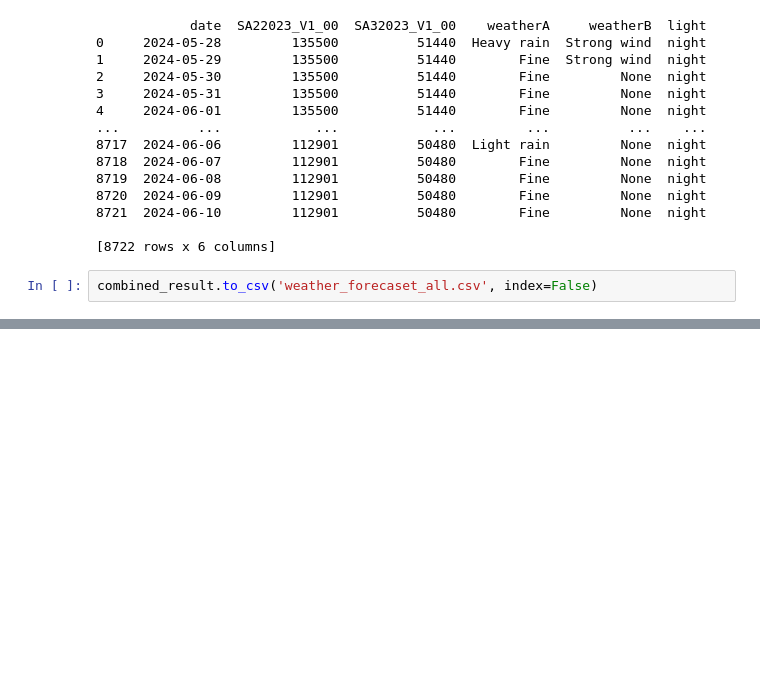
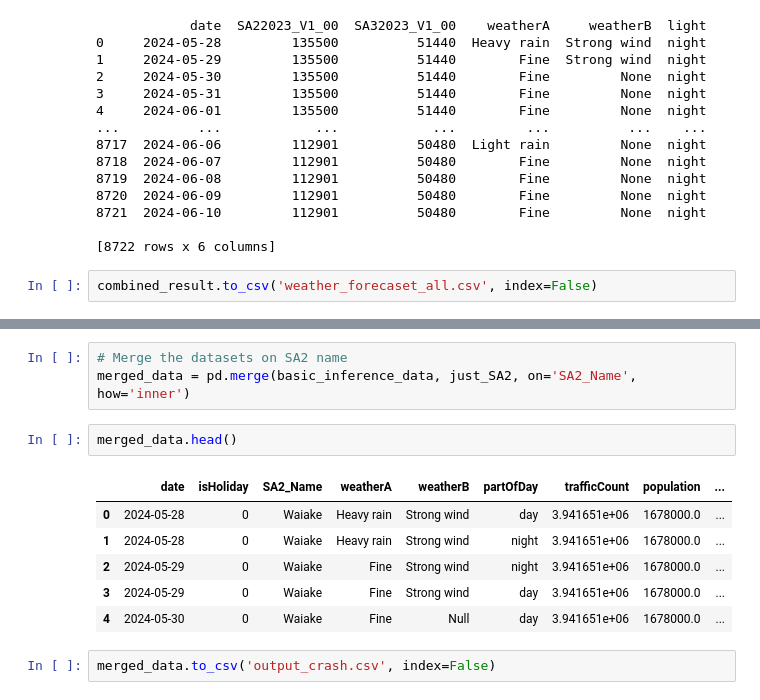
Before and after one commit to annirwin/Auckland_Crash_Model, a Jupyter notebook: Weather_1.3.ipynb, the cells around one changed output, grey strips where cells are left out. Saved outputs shown, nothing was run; the diff lists cells and outputs as text; blank space fills up the shorter version.

```diff
--- a/Weather_1.3.ipynb
+++ b/Weather_1.3.ipynb
@@ -215,0 +291,14 @@ combined_result.to_csv('weather_forecaset_all.csv', index=False)
+# %%
+# Merge the datasets on SA2 name
+merged_data = pd.merge(basic_inference_data, just_SA2, on='SA2_Name', how='inner')
+# %%
+merged_data.head()
+# %% [output]
+|  | date | isHoliday | SA2_Name | weatherA | weatherB | partOfDay | trafficCount | population | ... |
+| 0 | 2024-05-28 | 0 | Waiake | Heavy rain | Strong wind | day | 3.941651e+06 | 1678000.0 | ... |
+| 1 | 2024-05-28 | 0 | Waiake | Heavy rain | Strong wind | night | 3.941651e+06 | 1678000.0 | ... |
+| 2 | 2024-05-29 | 0 | Waiake | Fine | Strong wind | night | 3.941651e+06 | 1678000.0 | ... |
+| 3 | 2024-05-29 | 0 | Waiake | Fine | Strong wind | day | 3.941651e+06 | 1678000.0 | ... |
+| 4 | 2024-05-30 | 0 | Waiake | Fine | Null | day | 3.941651e+06 | 1678000.0 | ... |
+# %%
+merged_data.to_csv('output_crash.csv', index=False)
```
Also changed, not shown: parts of 23 cells of this notebook.
